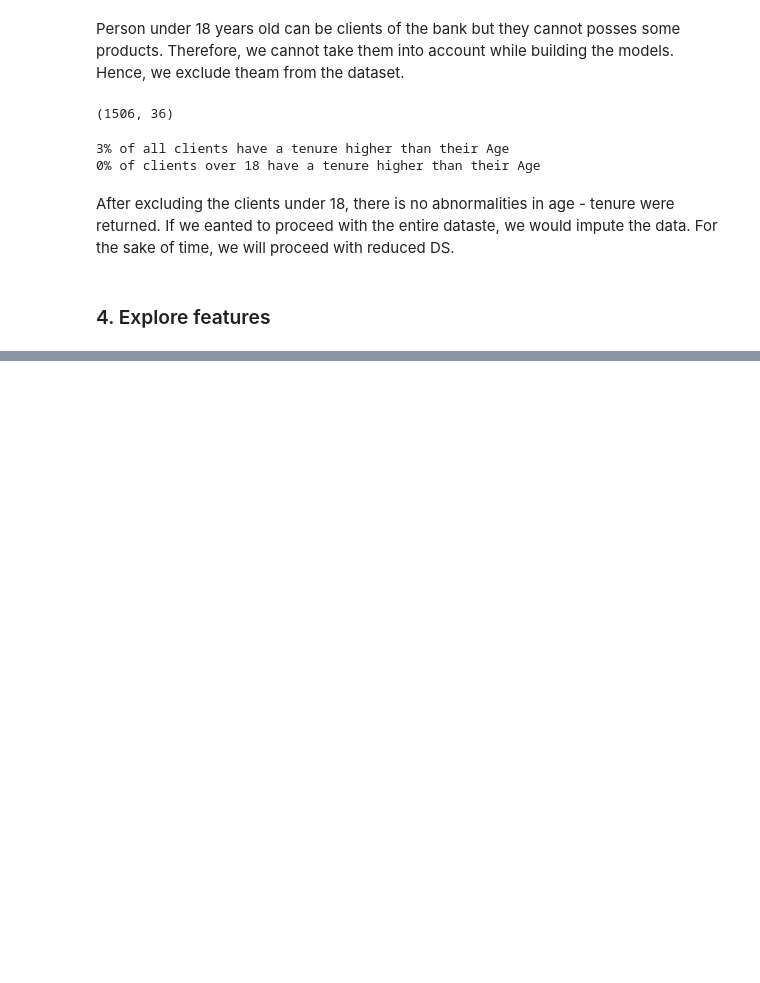
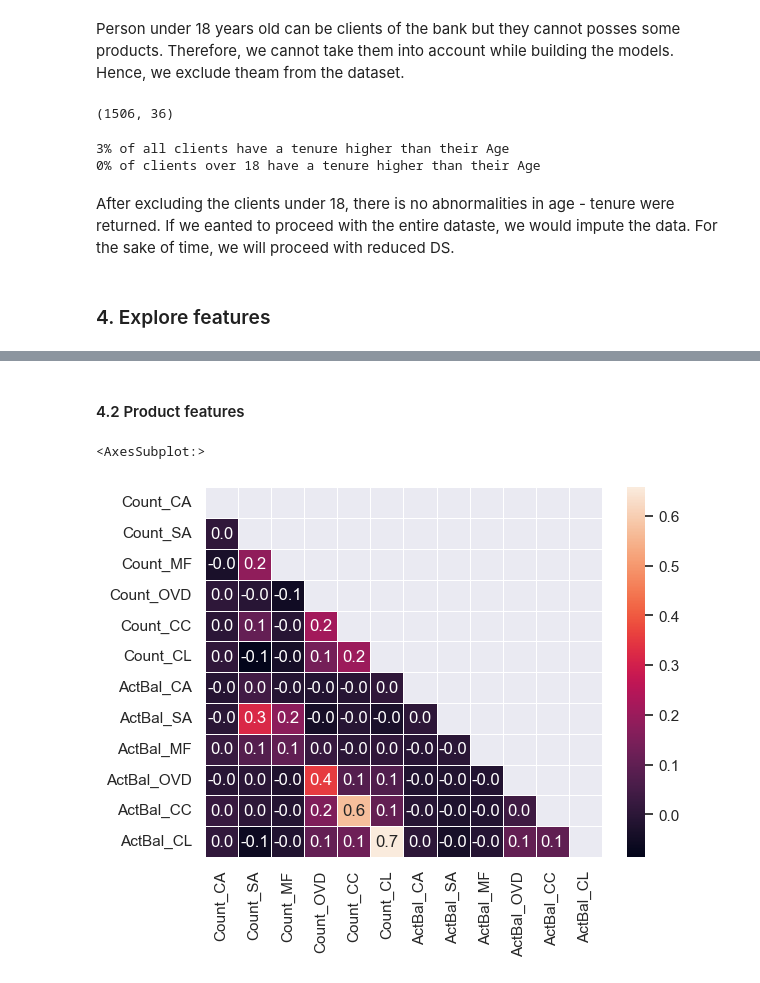
Before and after one commit to ahryho/direct-marketing-optimisation, a Jupyter notebook: notebooks/02_exploratory_data_analysis.ipynb, the cells around one changed output, grey strips where cells are left out. Saved outputs shown, nothing was run; the diff lists cells and outputs as text; code cells hidden in the pictures; blank space fills up the shorter version.

```diff
--- a/notebooks/02_exploratory_data_analysis.ipynb
+++ b/notebooks/02_exploratory_data_analysis.ipynb
@@ -130,0 +179,18 @@ dmo_test = dmo_18plus[dmo_18plus['Sale_MF'].isna()]
+# %%
+dmo = dmo.assign(flow_CA = dmo['VolumeCred_CA'] - dmo['VolumeDeb_CA'])
+
+# Update the list of useful inflow/outflow features
+inflow_outflow = ['flow_CA', 'TransactionsCred_CA', 'VolumeDebCash_Card',
+                  'VolumeDebCashless_Card', 'VolumeDeb_PaymentOrder', 'TransactionsDeb_CA',
+                  'TransactionsDebCash_Card', 'TransactionsDeb_PaymentOrder']
+# %% [markdown]
+#### 4.2 Product features
+# %%
+dmo_cor = dmo[products_act_bal].corr()
+
+mask = np.triu(np.ones_like(dmo_cor))
+
+sns.heatmap(dmo_cor, annot=True, fmt='.1f', linewidth=.5, mask=mask)
+# %% [output]
+<AxesSubplot:>
+[figure, added]
```
Also changed, not shown: parts of 16 cells of this notebook.
